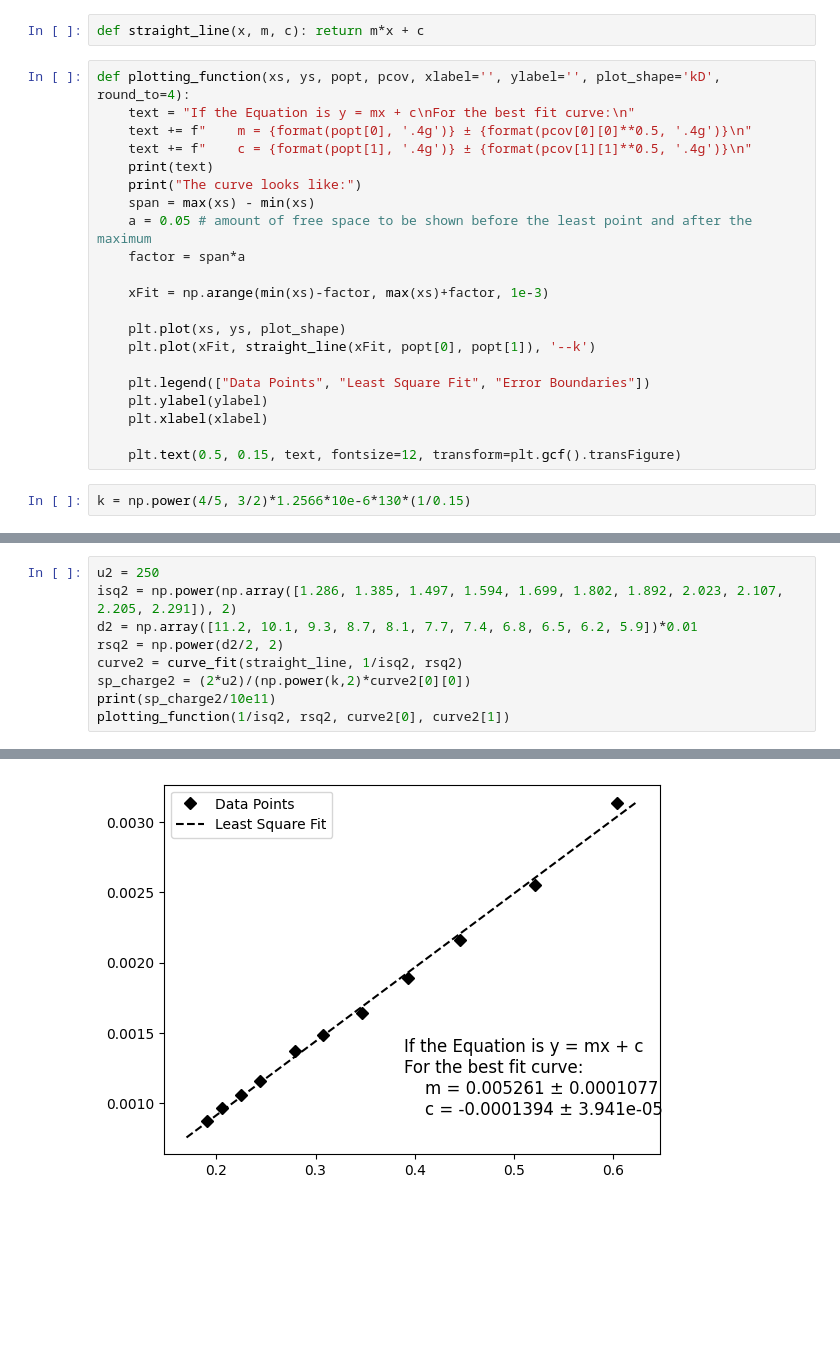
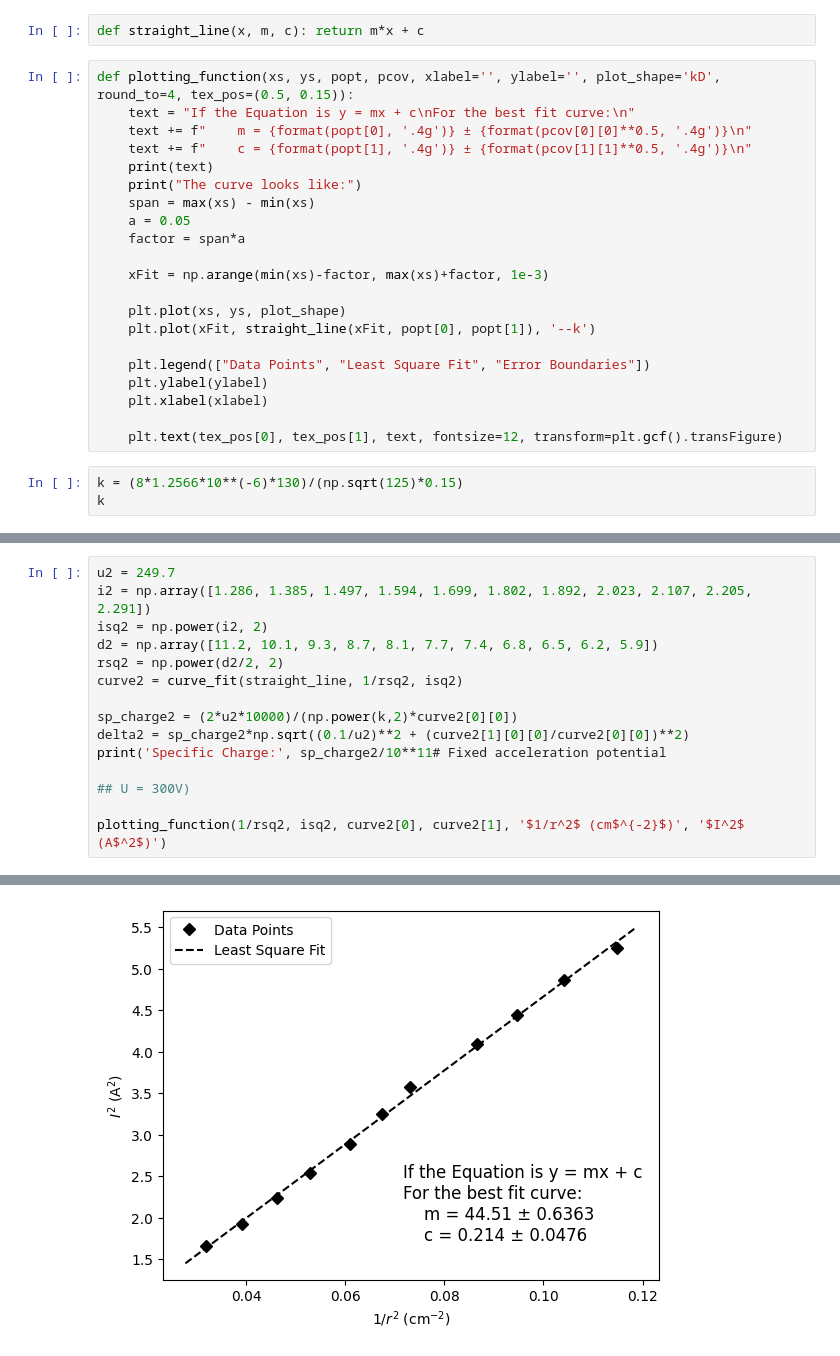
Before and after one commit to gayatri-p/lab-reports, a Jupyter notebook: general physics/5. specific charge of electron/analysis.ipynb, the cells around one changed output, grey strips where cells are left out. Drawn from its saved outputs; the diff is of its cells as text; blank space fills up the shorter version.

```diff
--- a/general physics/5. specific charge of electron/analysis.ipynb
+++ b/general physics/5. specific charge of electron/analysis.ipynb
@@ -6,14 +6,14 @@ from tabulate import tabulate
 # %%
 def straight_line(x, m, c): return m*x + c
 # %%
-def plotting_function(xs, ys, popt, pcov, xlabel='', ylabel='', plot_shape='kD', round_to=4):
+def plotting_function(xs, ys, popt, pcov, xlabel='', ylabel='', plot_shape='kD', round_to=4, tex_pos=(0.5, 0.15)):
     text = "If the Equation is y = mx + c\nFor the best fit curve:\n"
     text += f"    m = {format(popt[0], '.4g')} ± {format(pcov[0][0]**0.5, '.4g')}\n"
     text += f"    c = {format(popt[1], '.4g')} ± {format(pcov[1][1]**0.5, '.4g')}\n"
     print(text)
     print("The curve looks like:")
     span = max(xs) - min(xs)
-    a = 0.05 # amount of free space to be shown before the least point and after the maximum
+    a = 0.05
     factor = span*a
 
     xFit = np.arange(min(xs)-factor, max(xs)+factor, 1e-3)
@@ -25,6 +25,7 @@ def plotting_function(xs, ys, popt, pcov, xlabel='', ylabel='', plot_shape='kD',
     plt.ylabel(ylabel)
     plt.xlabel(xlabel)
 
-    plt.text(0.5, 0.15, text, fontsize=12, transform=plt.gcf().transFigure)
+    plt.text(tex_pos[0], tex_pos[1], text, fontsize=12, transform=plt.gcf().transFigure)
 # %%
-k = np.power(4/5, 3/2)*1.2566*10e-6*130*(1/0.15)
+k = (8*1.2566*10**(-6)*130)/(np.sqrt(125)*0.15)
+k
@@ -49,10 +62,16 @@ The curve looks like:
 # %%
-u2 = 250
-isq2 = np.power(np.array([1.286, 1.385, 1.497, 1.594, 1.699, 1.802, 1.892, 2.023, 2.107, 2.205, 2.291]), 2)
-d2 = np.array([11.2, 10.1, 9.3, 8.7, 8.1, 7.7, 7.4, 6.8, 6.5, 6.2, 5.9])*0.01
+u2 = 249.7
+i2 = np.array([1.286, 1.385, 1.497, 1.594, 1.699, 1.802, 1.892, 2.023, 2.107, 2.205, 2.291])
+isq2 = np.power(i2, 2)
+d2 = np.array([11.2, 10.1, 9.3, 8.7, 8.1, 7.7, 7.4, 6.8, 6.5, 6.2, 5.9])
 rsq2 = np.power(d2/2, 2)
-curve2 = curve_fit(straight_line, 1/isq2, rsq2)
-sp_charge2 = (2*u2)/(np.power(k,2)*curve2[0][0])
-print(sp_charge2/10e11)
-plotting_function(1/isq2, rsq2, curve2[0], curve2[1])
+curve2 = curve_fit(straight_line, 1/rsq2, isq2)
+
+sp_charge2 = (2*u2*10000)/(np.power(k,2)*curve2[0][0])
+delta2 = sp_charge2*np.sqrt((0.1/u2)**2 + (curve2[1][0][0]/curve2[0][0])**2)
+print('Specific Charge:', sp_charge2/10**11# Fixed acceleration potential
+
+## U = 300V)
+
+plotting_function(1/rsq2, isq2, curve2[0], curve2[1], '$1/r^2$ (cm$^{-2}$)', '$I^2$ (A$^2$)')
 # %% [output]
@@ -64,3 +83,3 @@ For the best fit curve:
 
 The curve looks like:
-[figure, old version]
+[figure, new version]
```
Also changed, not shown: parts of 16 cells of this notebook, 23 other files.
